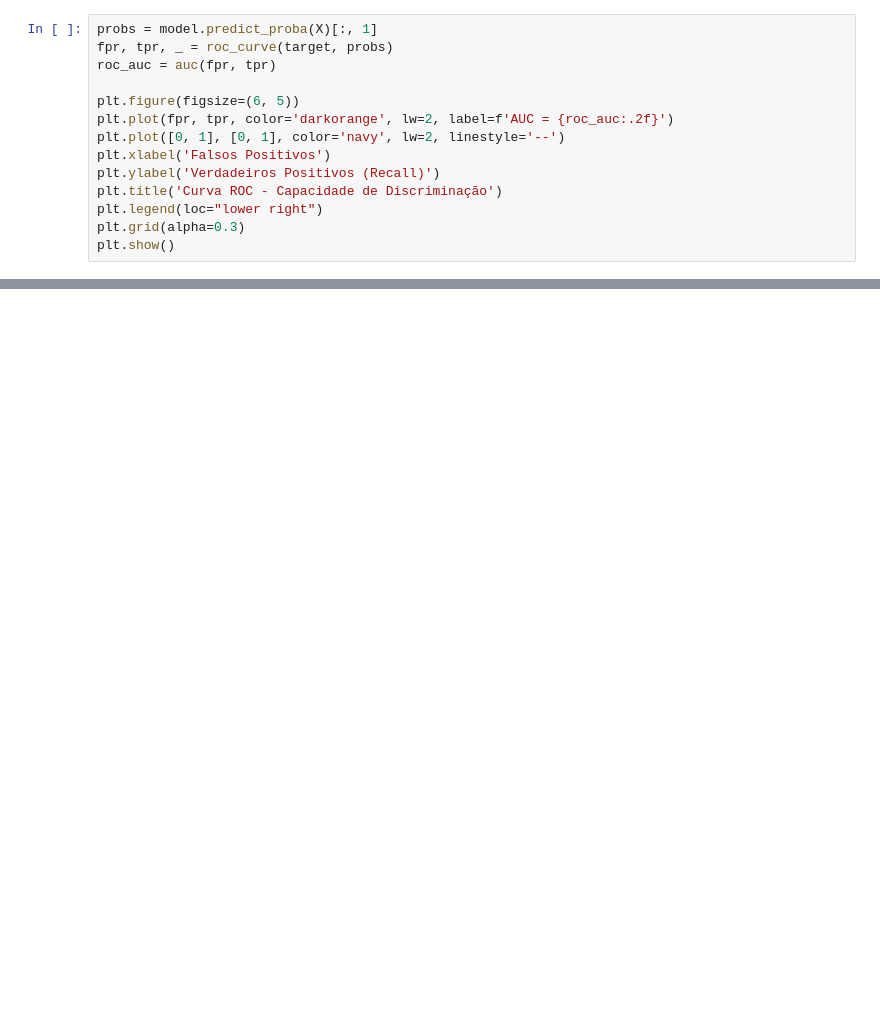
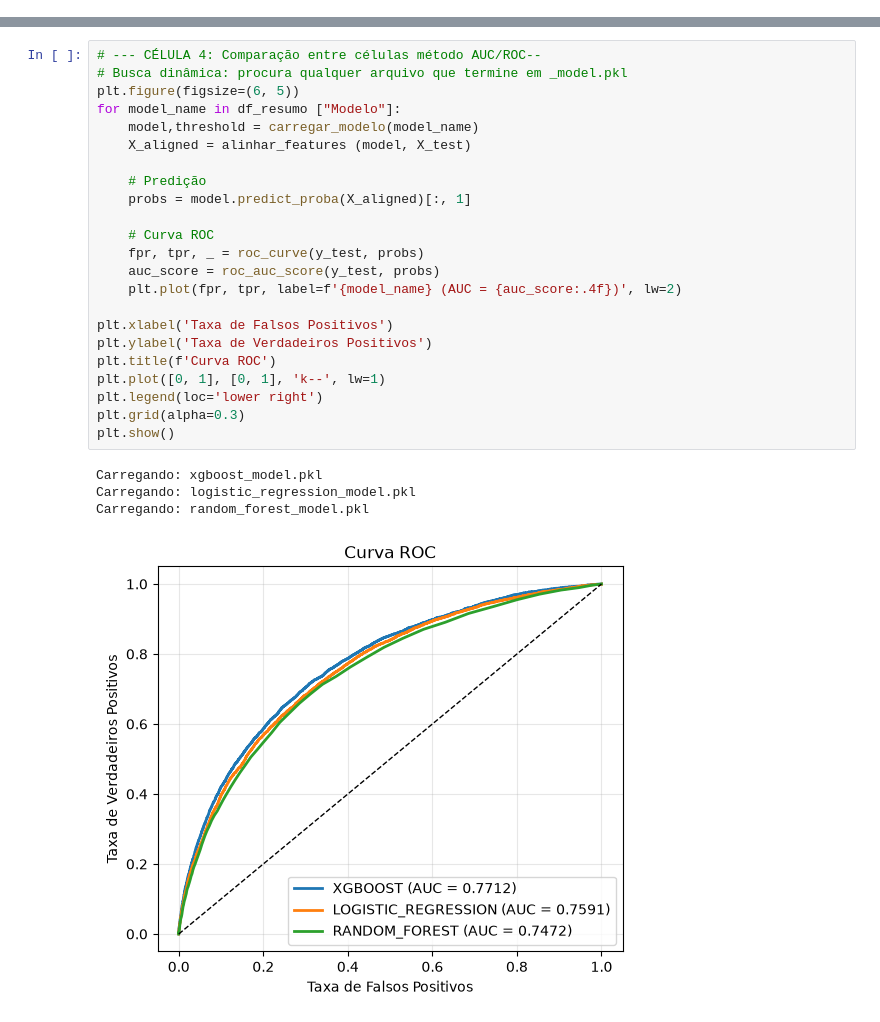
Before and after one commit to luccascruz/projeto-ml-labdata, a Jupyter notebook: Model/evaluation.ipynb, the cells around one changed output, grey strips where cells are left out. Saved outputs shown, nothing was run; the diff lists cells and outputs as text; blank space fills up the shorter version.

```diff
--- a/Model/evaluation.ipynb
+++ b/Model/evaluation.ipynb
@@ -154,14 +0,0 @@ Inferior Direito (11.331) - VP - Eficiência. São os inadimplentes que o modelo
-# %%
-probs = model.predict_proba(X)[:, 1]
-fpr, tpr, _ = roc_curve(target, probs)
-roc_auc = auc(fpr, tpr)
-
-plt.figure(figsize=(6, 5))
-plt.plot(fpr, tpr, color='darkorange', lw=2, label=f'AUC = {roc_auc:.2f}')
-plt.plot([0, 1], [0, 1], color='navy', lw=2, linestyle='--')
-plt.xlabel('Falsos Positivos')
-plt.ylabel('Verdadeiros Positivos (Recall)')
-plt.title('Curva ROC - Capacidade de Discriminação')
-plt.legend(loc="lower right")
-plt.grid(alpha=0.3)
-plt.show()
@@ -171,0 +119,28 @@ A capacidade de decidir entre bons e maus pagadores é de 77%, ou seja, é um va
+# %%
+# --- CÉLULA 4: Comparação entre células método AUC/ROC--
+# Busca dinâmica: procura qualquer arquivo que termine em _model.pkl
+plt.figure(figsize=(6, 5))
+for model_name in df_resumo ["Modelo"]:
+    model,threshold = carregar_modelo(model_name)
+    X_aligned = alinhar_features (model, X_test)
+
+    # Predição
+    probs = model.predict_proba(X_aligned)[:, 1]
+
+    # Curva ROC
+    fpr, tpr, _ = roc_curve(y_test, probs)
+    auc_score = roc_auc_score(y_test, probs)
+    plt.plot(fpr, tpr, label=f'{model_name} (AUC = {auc_score:.4f})', lw=2)
+
+plt.xlabel('Taxa de Falsos Positivos')
+plt.ylabel('Taxa de Verdadeiros Positivos')
+plt.title(f'Curva ROC')
+plt.plot([0, 1], [0, 1], 'k--', lw=1)
+plt.legend(loc='lower right')
+plt.grid(alpha=0.3)
+plt.show()
+# %% [output]
+Carregando: xgboost_model.pkl
+Carregando: logistic_regression_model.pkl
+Carregando: random_forest_model.pkl
+[figure, added]
```
Also changed, not shown: parts of 17 cells of this notebook.
